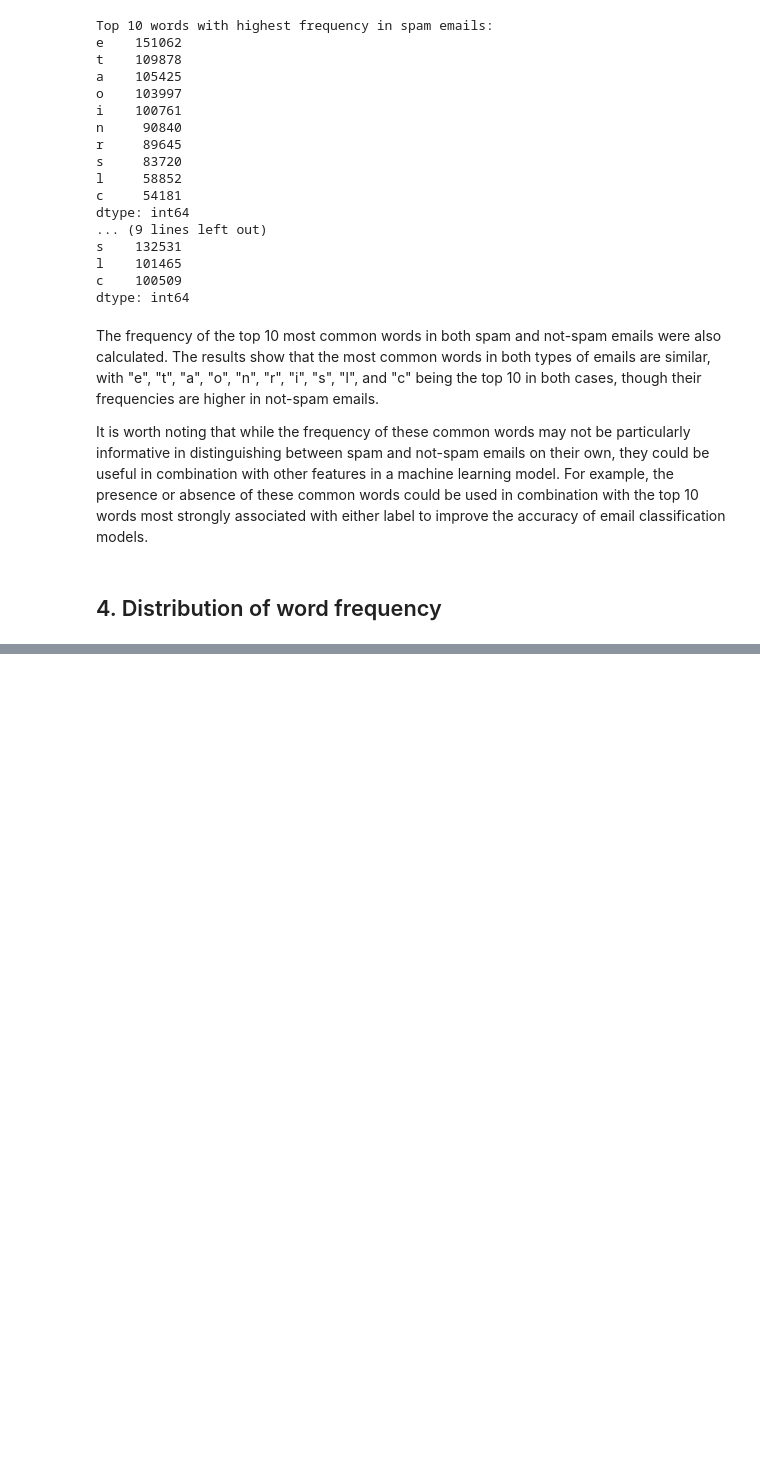
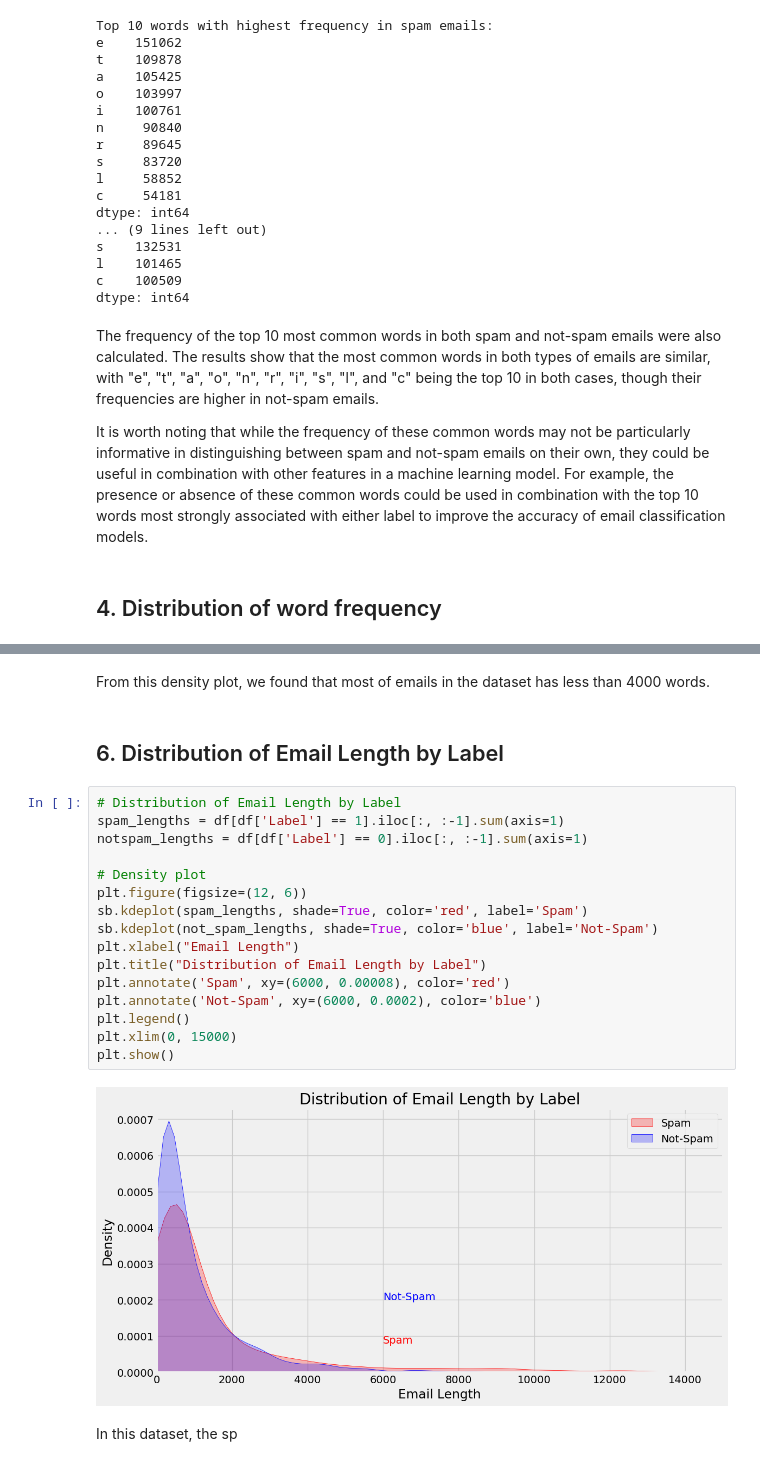
Before and after one commit to khanhlin003/Spam-Detection, a Jupyter notebook: data_visualisation.ipynb, the cells around one changed output, grey strips where cells are left out. Cells and saved outputs as stored; diff of their text form; blank space fills up the shorter version.

```diff
--- a/data_visualisation.ipynb
+++ b/data_visualisation.ipynb
@@ -224,0 +144,24 @@ plt.show()
+# %% [markdown]
+From this density plot, we found that most of emails in the dataset has less than 4000 words.
+# %% [markdown]
+## 6. Distribution of Email Length by Label
+# %%
+# Distribution of Email Length by Label
+spam_lengths = df[df['Label'] == 1].iloc[:, :-1].sum(axis=1)
+notspam_lengths = df[df['Label'] == 0].iloc[:, :-1].sum(axis=1)
+
+# Density plot
+plt.figure(figsize=(12, 6))
+sb.kdeplot(spam_lengths, shade=True, color='red', label='Spam')
+sb.kdeplot(not_spam_lengths, shade=True, color='blue', label='Not-Spam')
+plt.xlabel("Email Length")
+plt.title("Distribution of Email Length by Label")
+plt.annotate('Spam', xy=(6000, 0.00008), color='red')
+plt.annotate('Not-Spam', xy=(6000, 0.0002), color='blue')
+plt.legend()
+plt.xlim(0, 15000)
+plt.show()
+# %% [output]
+[figure, added]
+# %% [markdown]
+In this dataset, the sp
```
Also changed, not shown: parts of 10 cells of this notebook.
